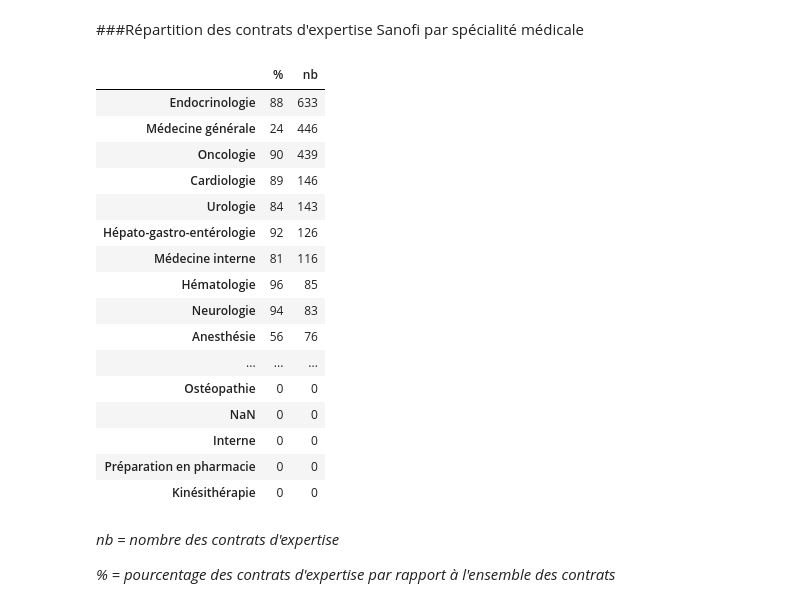
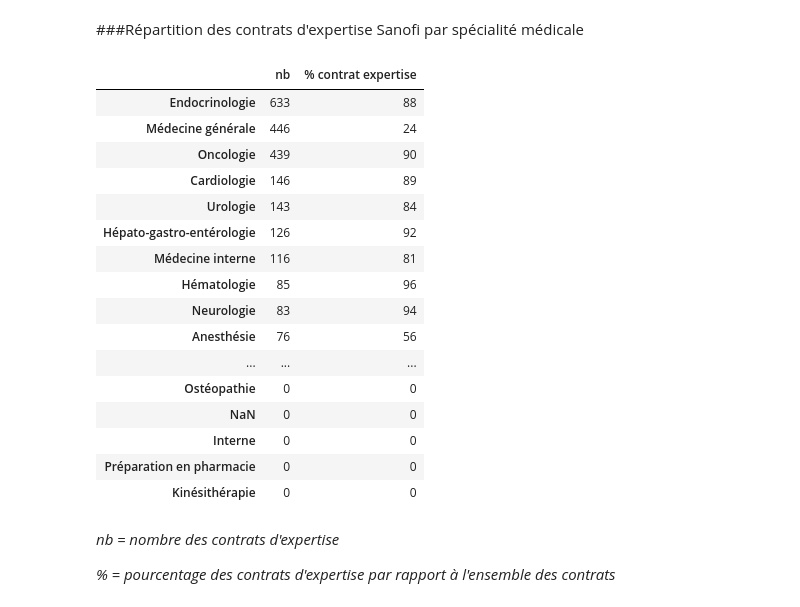
Before and after one commit to regardscitoyens/sunshine-data, a Jupyter notebook: exploitations/capa/capa.ipynb, the cells around one changed output. Saved outputs shown, nothing was run; the diff lists cells and outputs as text; code cells hidden in the pictures.

```diff
--- a/exploitations/capa/capa.ipynb
+++ b/exploitations/capa/capa.ipynb
@@ -548,28 +548,28 @@ On passe de 90% de contrats d'expertise chez les oncologues à 55% pour type de
 # %%
 consultants_par_specialites = pd.DataFrame(index=conventions['BENEF_PS_QUALIFICATION'].unique())
 for specialite in consultants_par_specialites.index:
     tot = conventions[conventions['BENEF_PS_QUALIFICATION'] == specialite]['ORIGIN'].count()
     contrats = conventions[conventions['BENEF_PS_QUALIFICATION'] == specialite].groupby('DECL_CONV_OBJET')[['ORIGIN']].count()
     pc = 0
     nb = 0
     for t in typecontrat:
         nb += contrats[contrats.index == t]['ORIGIN'].sum()
         pc += contrats[contrats.index == t]['ORIGIN'].sum() * 100 /tot
-    consultants_par_specialites.set_value(specialite, '%', pc)
     consultants_par_specialites.set_value(specialite, 'nb', nb)
+    consultants_par_specialites.set_value(specialite, '% contrat expertise', pc)
 consultants_par_specialites.sort('nb', ascending=False)
 # %% [output]
-|  | % | nb |
-| Endocrinologie | 88 | 633 |
-| Médecine générale | 24 | 446 |
-| Oncologie | 90 | 439 |
-| Cardiologie | 89 | 146 |
-| Urologie | 84 | 143 |
-| Hépato-gastro-entérologie | 92 | 126 |
-| Médecine interne | 81 | 116 |
-| Hématologie | 96 | 85 |
-| Neurologie | 94 | 83 |
-| Anesthésie | 56 | 76 |
+|  | nb | % contrat expertise |
+| Endocrinologie | 633 | 88 |
+| Médecine générale | 446 | 24 |
+| Oncologie | 439 | 90 |
+| Cardiologie | 146 | 89 |
+| Urologie | 143 | 84 |
+| Hépato-gastro-entérologie | 126 | 92 |
+| Médecine interne | 116 | 81 |
+| Hématologie | 85 | 96 |
+| Neurologie | 83 | 94 |
+| Anesthésie | 76 | 56 |
 | ... | ... | ... |
 | Ostéopathie | 0 | 0 |
 | NaN | 0 | 0 |
```
Also changed, not shown: parts of 3 cells of this notebook, 1 other file.
